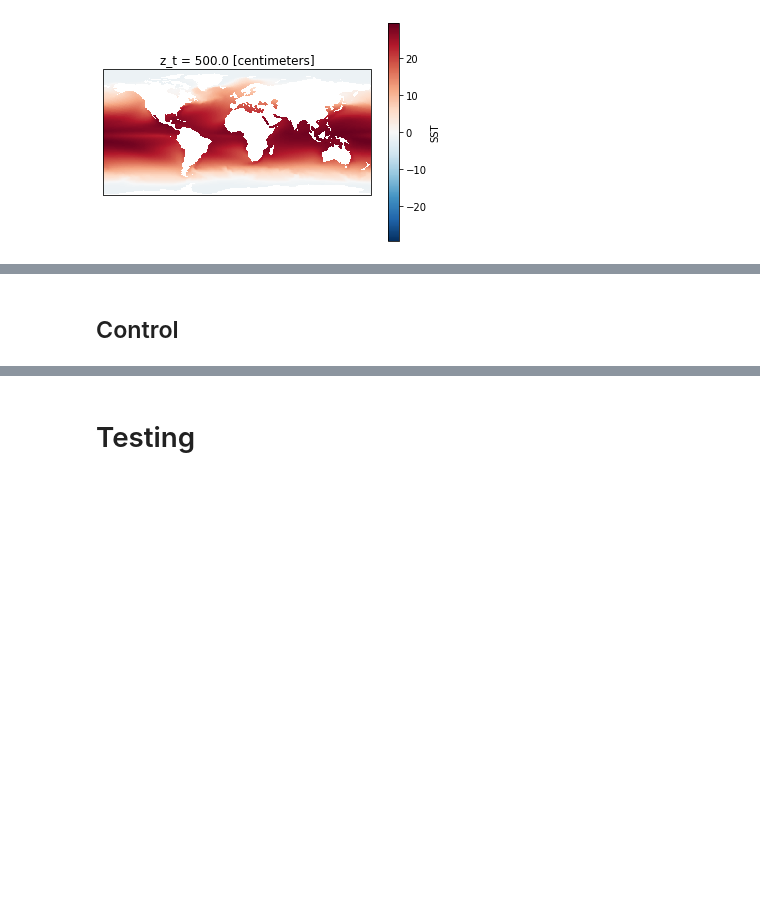
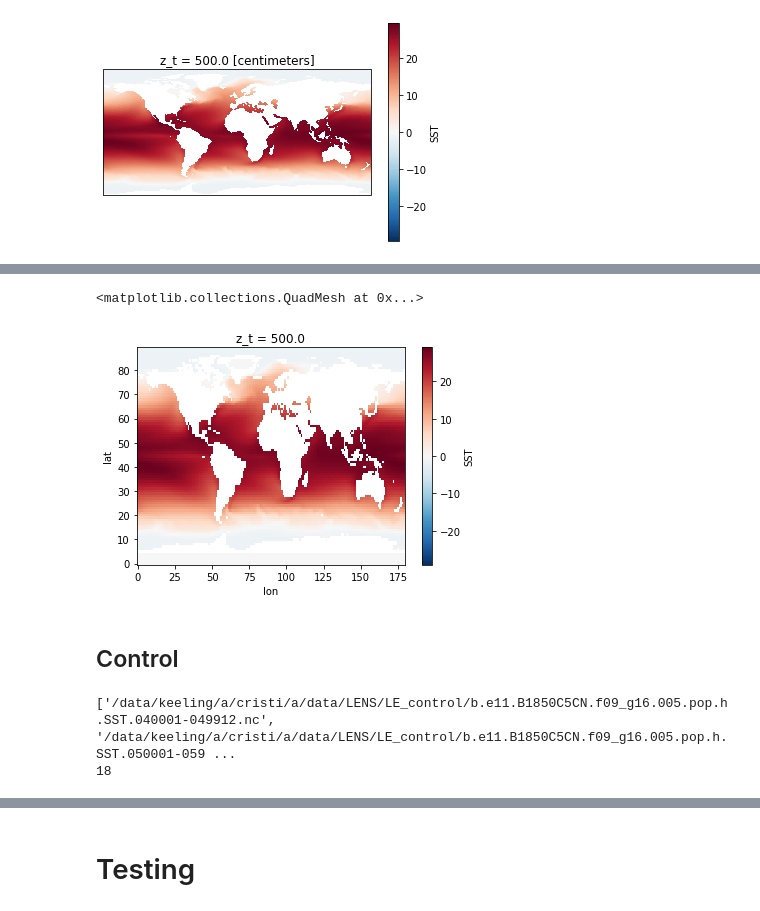
Before and after one commit to mailesasaki/cesmle_variability_analysis, a Jupyter notebook: LENS_correlation/load_cesm1.ipynb, the cells around one changed output, grey strips where cells are left out. Saved outputs shown, nothing was run; the diff lists cells and outputs as text; code cells hidden in the pictures; blank space fills up the shorter version.

```diff
--- a/LENS_correlation/load_cesm1.ipynb
+++ b/LENS_correlation/load_cesm1.ipynb
@@ -165,0 +263,13 @@ historical_sst.SST.to_netcdf('/data/keeling/a/mailes2/a/lens_processed/CESM_LENS
+# %%
+sst_hist = dr_out.rename({'x':'lon', 'y':'lat'})
+
+new_lats=np.arange(-87,88,2)
+new_lons=np.arange(1,359,2)
+#new_time_index=pd.date_range(start='1920-02-16',freq='M', periods=1032)
+
+sst_hist = sst_hist.drop_vars('lat')
+sst_hist = sst_hist.drop_vars('lon')
+
+sst_hist.coords['lon'] = np.arange(1,360,2)
+sst_hist.coords['lat'] = np.arange(-90,90,2)
+sst_hist_interp = sst_hist.interp(lat=new_lats, lon=new_lons)
@@ -165,0 +293,6 @@ historical_sst.SST.to_netcdf('/data/keeling/a/mailes2/a/lens_processed/CESM_LENS
+# %%
+sst_hist = sst_hist['SST']
+# %%
+sst_hist = sst_hist.drop_vars('lat')
+# %%
+sst_hist = sst_hist.drop_vars('lon')
@@ -165,0 +319,5 @@ historical_sst.SST.to_netcdf('/data/keeling/a/mailes2/a/lens_processed/CESM_LENS
+# %%
+sst_hist.mean('ensemble_mem').mean('time').plot()
+# %% [output]
+<matplotlib.collections.QuadMesh at 0x...>
+[figure, added]
@@ -166,2 +326,14 @@ historical_sst.SST.to_netcdf('/data/keeling/a/mailes2/a/lens_processed/CESM_LENS
 # %% [markdown]
 ## Control
+# %%
+# Find the TREFHT files in the historical data
+
+files_control_complete = glob.glob('/data/keeling/a/cristi/a/data/LENS/LE_control/b.e11.B1850C5CN.f09_g16.*.SST.*.nc')
+files_control = files_control_complete #No data from University of Toronto - 101-107 - Doesn't combine well with NCAR data
+# Eject 001 - includes 1850-1920
+#files_hist.remove('/data/keeling/a/cristi/a/data/LENS/LE_hist/b.e11.B20TRC5CNBDRD.f09_g16.001.cam.h0.TREFHT.185001-200512.nc')
+print(files_control)
+print(len(files_control))
+# %% [output]
+['/data/keeling/a/cristi/a/data/LENS/LE_control/b.e11.B1850C5CN.f09_g16.005.pop.h.SST.040001-049912.nc', '/data/keeling/a/cristi/a/data/LENS/LE_control/b.e11.B1850C5CN.f09_g16.005.pop.h.SST.050001-059 ...
+18
```
Also changed, not shown: parts of 22 cells of this notebook, 3 other files.
